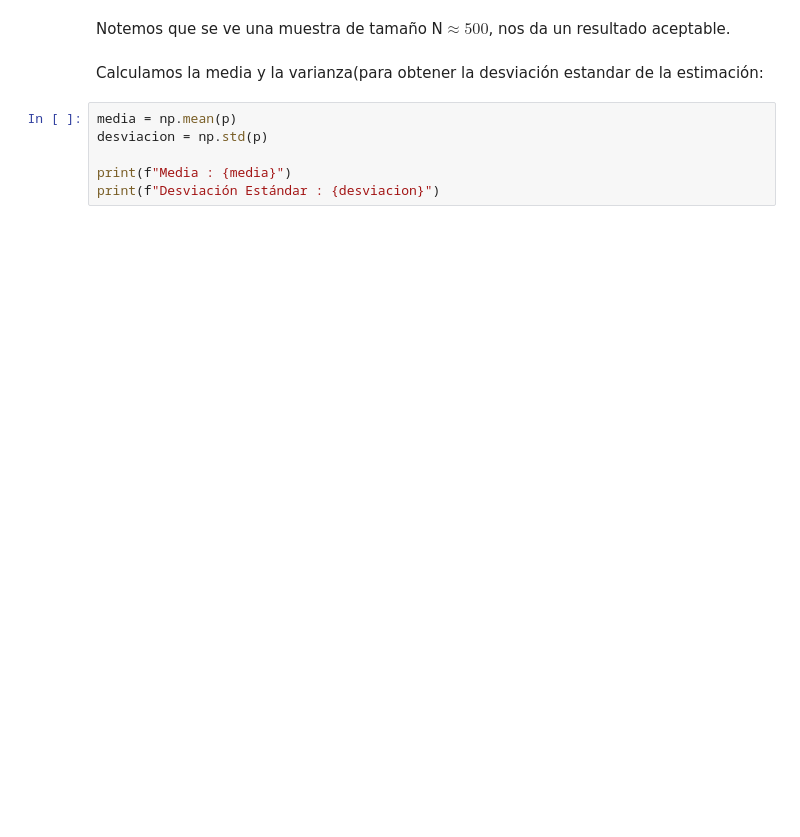
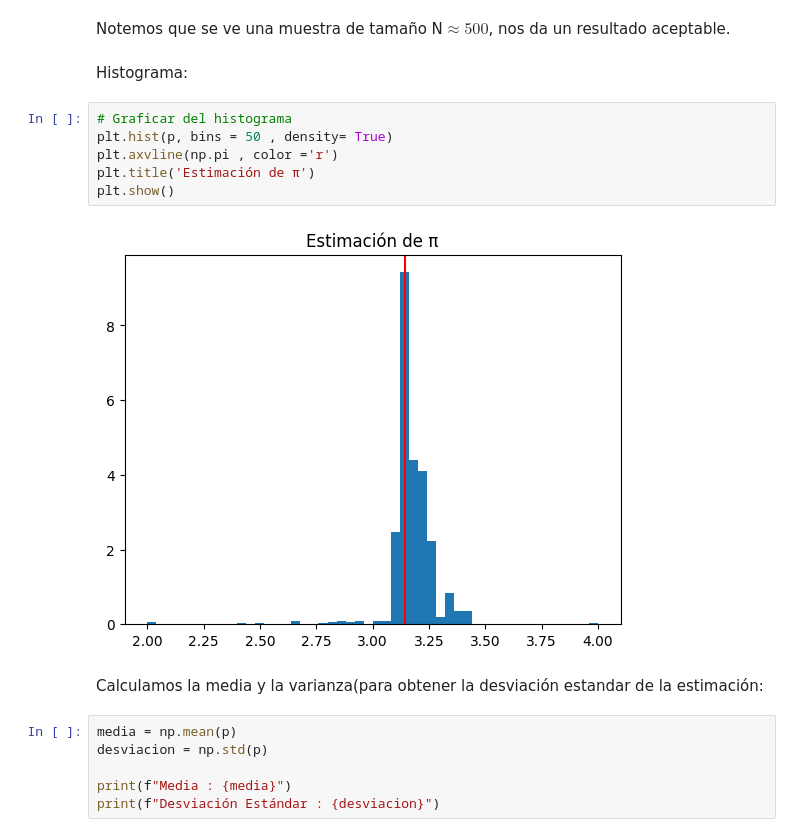
Before and after one commit to Anali24/SIMULACION-I, a Jupyter notebook: Estimacion_pi_SI.ipynb, the cells around one changed output. Cells and saved outputs as stored; diff of their text form; blank space fills up the shorter version.

```diff
--- a/Estimacion_pi_SI.ipynb
+++ b/Estimacion_pi_SI.ipynb
@@ -125,5 +125,15 @@ plt.show()
 # %% [markdown]
 Notemos que se ve una muestra de tamaño N$\approx 500$, nos da un resultado aceptable.
+# %% [markdown]
+Histograma:
+# %%
+# Graficar del histograma
+plt.hist(p, bins = 50 , density= True)
+plt.axvline(np.pi , color ='r')
+plt.title('Estimación de π')
+plt.show()
+# %% [output]
+[figure, added]
 # %% [markdown]
 Calculamos la media y la varianza(para obtener la desviación estandar de la estimación:
 # %%
```
Also changed, not shown: parts of 4 cells of this notebook.
